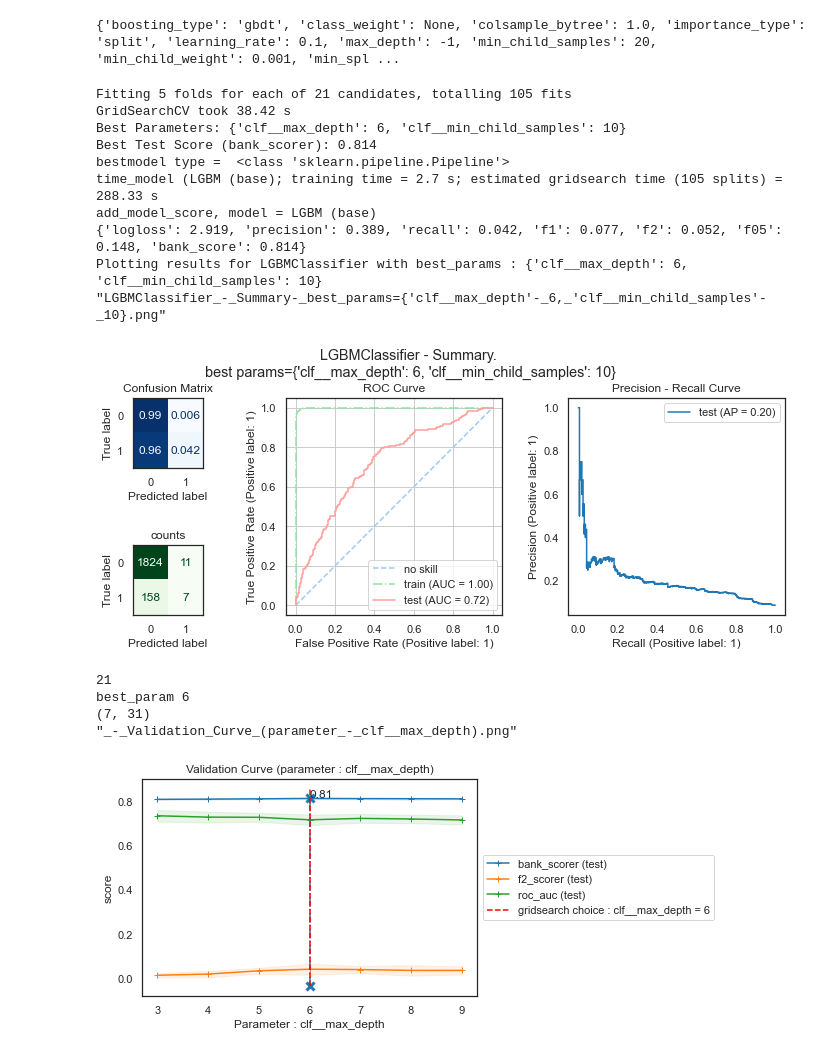
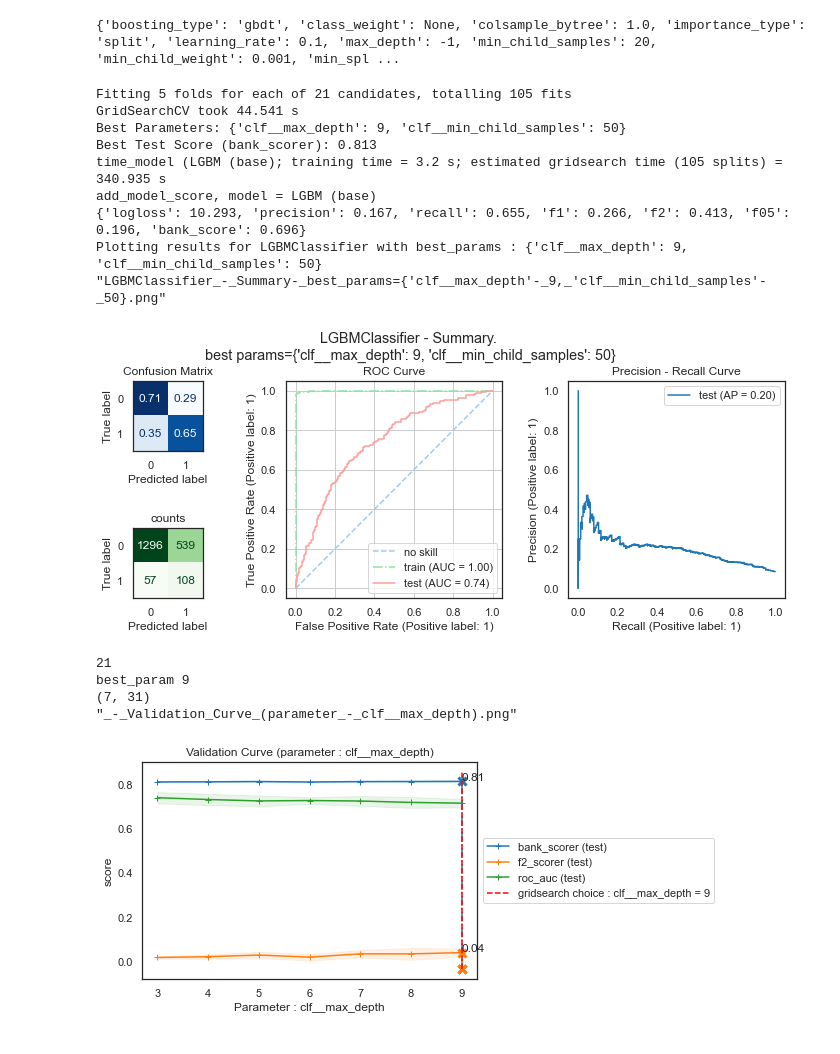
Before and after one commit to mrcreasey/oc-ds-p7-scoring-dashboard, a Jupyter notebook: code/P7_modelisation.ipynb, the cells around one changed output. Saved outputs shown, nothing was run; the diff lists cells and outputs as text; code cells hidden in the pictures.

```diff
--- a/code/P7_modelisation.ipynb
+++ b/code/P7_modelisation.ipynb
@@ -981,7 +981,7 @@ Pour la banque, le cout d'un faux positif (donner un prêt à un mauvais payeur)
 
 Donc, il faut penaliser les faux positif plus que les faux negatif
 # %%
-def custom_credit_score(y_true_, y_pred_):
+def custom_credit_score(y_true_, y_pred_, **kwargs):
     """
     Fonction cout metier
     Penalise les prêts qui ne sont pas repayés (perte plus importante que si on ne prend pas un client bon)
@@ -1652,8 +1652,7 @@ Les temps total de gridsearch, plus le temps d'entrainement du model avec best_p
 # %%
 from sklearn.base import BaseEstimator
 metrics_columns = list(performance_metrics(y_true1, y_pred1).keys())
-cols = ['model_name', 'params', 'train_time', 'gridsearch_time',
-        'mean_train_score', 'std_train_score', 'mean_test_score', 'std_test_score'] + metrics_columns
+cols = ['model_name', 'params', 'train_time', 'gridsearch_time'] + metrics_columns
 
 df_scores = pd.DataFrame(columns=cols)
 
@@ -2288,42 +2287,41 @@ print (LGBMClassifier().get_params())
 # %%
 model_name='LGBM (base)'
 lgbm_pipeline = Pipeline(steps=[
     # ('preprocess', numeric_pipeline),
     ('sampling', 'passthrough' ),
     ('feat_select', 'passthrough'),
     ('clf', LGBMClassifier())
 ])
 
 param_grid = {
             'clf__max_depth':range(3,10),
             'clf__min_child_samples':[5,10,50]
             #  'reg_alpha': np.logspace(-5,3,5)
               }
 
-gs = search_best_model(model_name, lgbm_pipeline,param_grid, x_train, y_train)
-y_pred = score_model(model_name, gs, x_train,y_train, x_test, y_test)
+gs = search_best_model(model_name, lgbm_pipeline,param_grid, x_train_prep, y_train)
+y_pred = score_model(model_name, gs, x_train_prep,y_train, x_test_prep, y_test, model_pipeline_=lgbm_pipeline)
 print(performance_metrics(y_test,y_pred))
-plot_cm_roc(lgbm_pipeline,gs,x_train,y_train,x_test, y_test,y_pred)
+plot_cm_roc(lgbm_pipeline,gs,x_train_prep,y_train,x_test_prep, y_test,y_pred)
 # %% [output]
 Fitting 5 folds for each of 21 candidates, totalling 105 fits
-GridSearchCV took 38.42 s
-Best Parameters: {'clf__max_depth': 6, 'clf__min_child_samples': 10}
-Best Test Score (bank_scorer): 0.814
-bestmodel type =  <class 'sklearn.pipeline.Pipeline'>
-time_model (LGBM (base); training time = 2.7 s; estimated gridsearch time (105 splits) = 288.33 s
+GridSearchCV took 44.541 s
+Best Parameters: {'clf__max_depth': 9, 'clf__min_child_samples': 50}
+Best Test Score (bank_scorer): 0.813
+time_model (LGBM (base); training time = 3.2 s; estimated gridsearch time (105 splits) = 340.935 s
 add_model_score, model = LGBM (base)
-{'logloss': 2.919, 'precision': 0.389, 'recall': 0.042, 'f1': 0.077, 'f2': 0.052, 'f05': 0.148, 'bank_score': 0.814}
-Plotting results for LGBMClassifier with best_params : {'clf__max_depth': 6, 'clf__min_child_samples': 10}
-"LGBMClassifier_-_Summary-_best_params={'clf__max_depth'-_6,_'clf__min_child_samples'-_10}.png"
+{'logloss': 10.293, 'precision': 0.167, 'recall': 0.655, 'f1': 0.266, 'f2': 0.413, 'f05': 0.196, 'bank_score': 0.696}
+Plotting results for LGBMClassifier with best_params : {'clf__max_depth': 9, 'clf__min_child_samples': 50}
+"LGBMClassifier_-_Summary-_best_params={'clf__max_depth'-_9,_'clf__min_child_samples'-_50}.png"
-[figure, old version]
+[figure, new version]
 # %%
 plot_best_param_scores(gs, 'clf__max_depth')
 # %% [output]
 21
-best_param 6
+best_param 9
 (7, 31)
 "_-_Validation_Curve_(parameter_-_clf__max_depth).png"
-[figure, old version]
+[figure, new version]
 # %%
 plot_best_param_scores(gs, 'clf__max_depth', scorers=['bank_scorer'])
 # %% [output]
```
Also changed, not shown: parts of 27 cells of this notebook.
